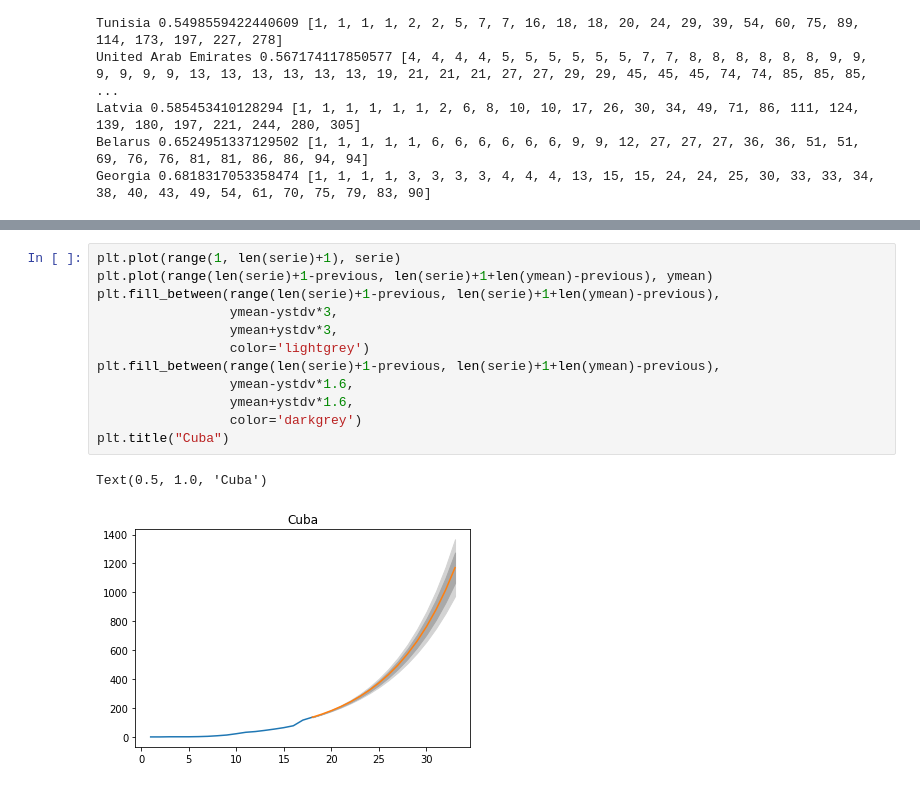
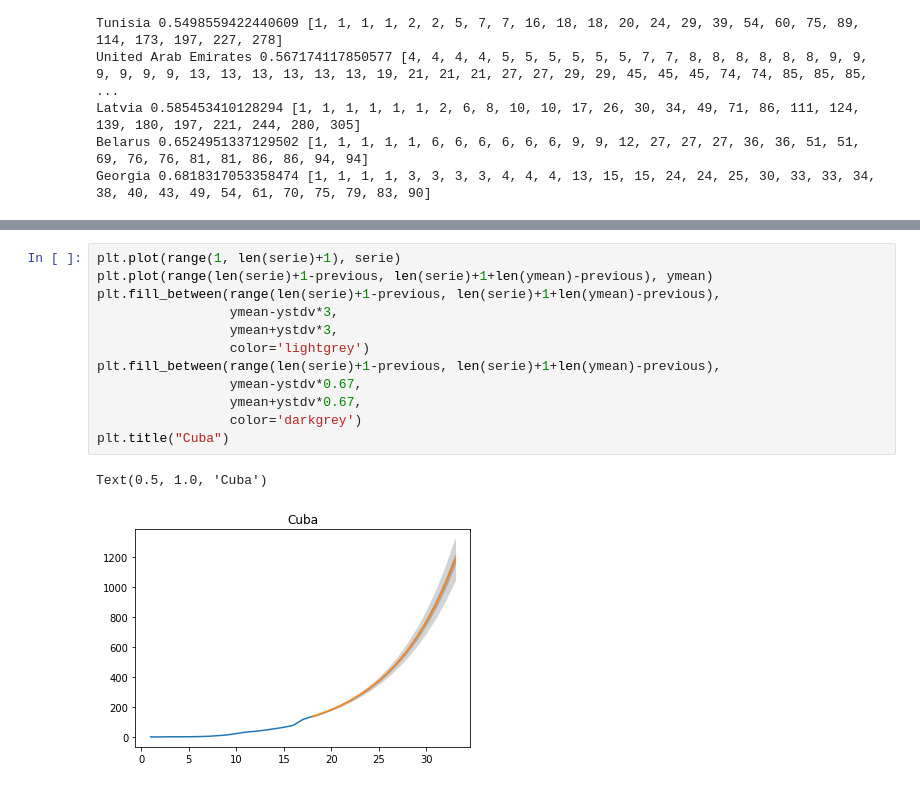
Before and after one commit to matcom/covid19-analysis, a Jupyter notebook: notebooks/predict_cuba.ipynb, the cells around one changed output, grey strips where cells are left out. Saved outputs shown, nothing was run; the diff lists cells and outputs as text.

```diff
--- a/notebooks/predict_cuba.ipynb
+++ b/notebooks/predict_cuba.ipynb
@@ -404,15 +404,15 @@ Day 15: 1171 (± 196 @ 95%)
 # %%
 plt.plot(range(1, len(serie)+1), serie)
 plt.plot(range(len(serie)+1-previous, len(serie)+1+len(ymean)-previous), ymean)
 plt.fill_between(range(len(serie)+1-previous, len(serie)+1+len(ymean)-previous),
                  ymean-ystdv*3,
                  ymean+ystdv*3,
                  color='lightgrey')
 plt.fill_between(range(len(serie)+1-previous, len(serie)+1+len(ymean)-previous),
-                 ymean-ystdv*1.6,
-                 ymean+ystdv*1.6,
+                 ymean-ystdv*0.67,
+                 ymean+ystdv*0.67,
                  color='darkgrey')
 plt.title("Cuba")
 # %% [output]
 Text(0.5, 1.0, 'Cuba')
-[figure, old version]
+[figure, new version]
```
Also changed, not shown: parts of 6 cells of this notebook.
